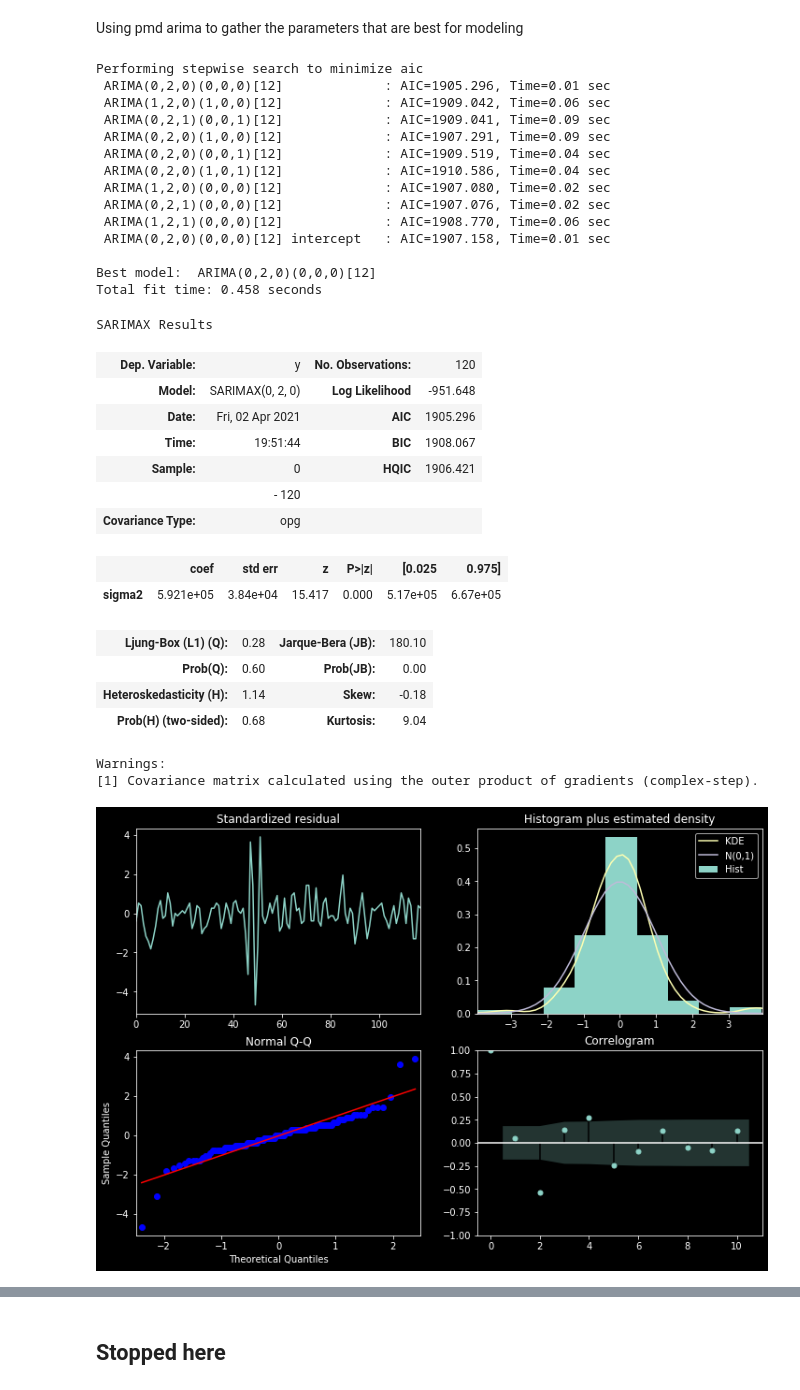
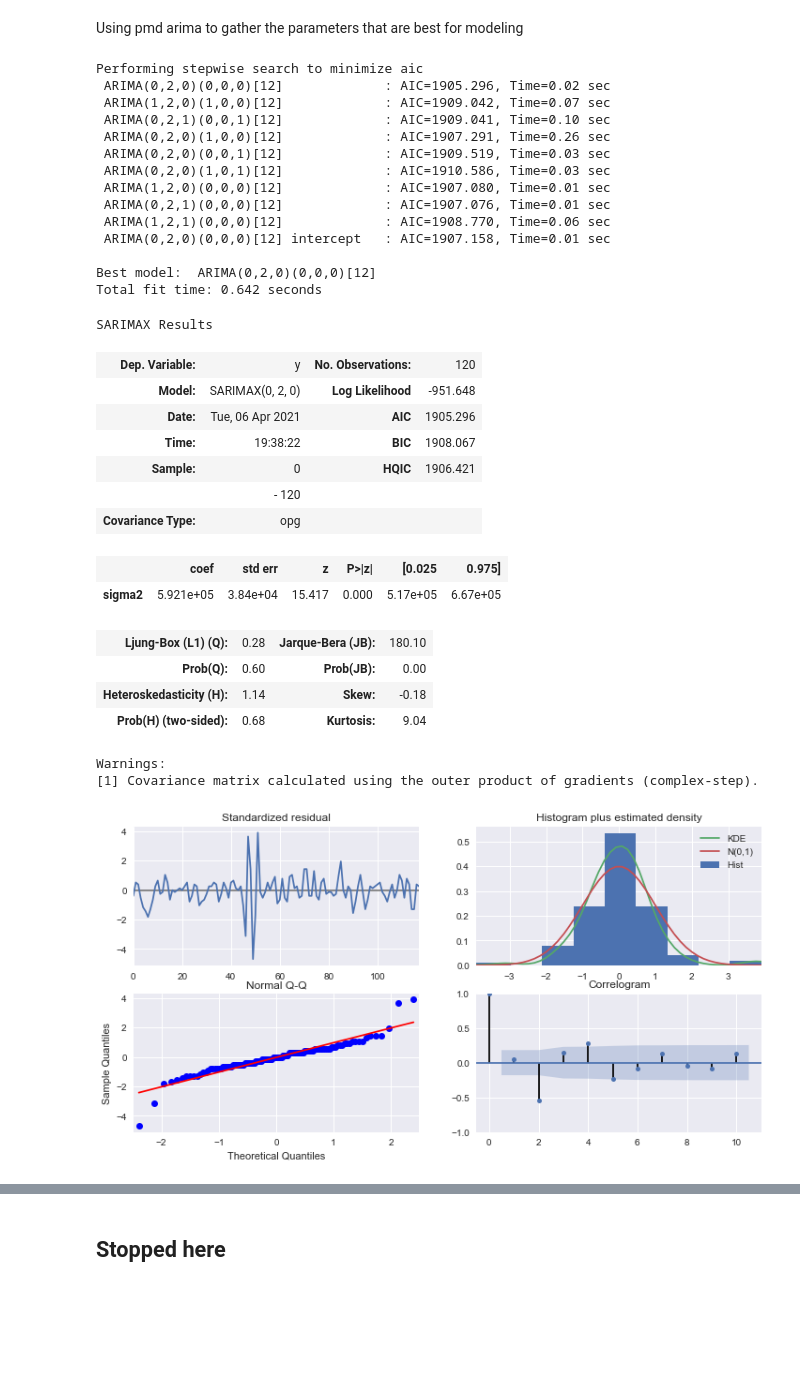
Before and after one commit to stevenkyle2013/ZillowTimeSeries, a Jupyter notebook: Main.ipynb, the cells around one changed output, grey strips where cells are left out. Cells and saved outputs as stored; diff of their text form; code cells hidden in the pictures; blank space fills up the shorter version.

Commit message:
Started Modeling

```diff
--- a/Main.ipynb
+++ b/Main.ipynb
@@ -28,13 +28,15 @@ import json
 import pmdarima as pm
 from pmdarima.model_selection import train_test_split
 from statsmodels.tsa.seasonal import seasonal_decompose
+from statsmodels.tsa.statespace.sarimax import SARIMAX
+
 
 
 
 %matplotlib inline
 
 from matplotlib import rcParams
-plt.style.use('dark_background')
+plt.style.use('seaborn')
 rcParams['figure.figsize']=(12,8)
 
 pd.set_option('display.max_rows', 500)
@@ -288,6 +290,7 @@ def LongFormat(data):
 
     #Turns the index into date time
     df.index = pd.to_datetime(df.index)
+    df = df.asfreq('MS')
 
     #Labels the prices as value
     df.columns = ['value']
@@ -392,24 +406,24 @@ auto_model = pm.auto_arima(y=train, start_p=0, start_q=0, max_p=5, max_q=5,
 display(auto_model.summary())
 # %% [output]
 Performing stepwise search to minimize aic
- ARIMA(0,2,0)(0,0,0)[12]             : AIC=1905.296, Time=0.01 sec
- ARIMA(1,2,0)(1,0,0)[12]             : AIC=1909.042, Time=0.06 sec
- ARIMA(0,2,1)(0,0,1)[12]             : AIC=1909.041, Time=0.09 sec
- ARIMA(0,2,0)(1,0,0)[12]             : AIC=1907.291, Time=0.09 sec
- ARIMA(0,2,0)(0,0,1)[12]             : AIC=1909.519, Time=0.04 sec
- ARIMA(0,2,0)(1,0,1)[12]             : AIC=1910.586, Time=0.04 sec
- ARIMA(1,2,0)(0,0,0)[12]             : AIC=1907.080, Time=0.02 sec
- ARIMA(0,2,1)(0,0,0)[12]             : AIC=1907.076, Time=0.02 sec
+ ARIMA(0,2,0)(0,0,0)[12]             : AIC=1905.296, Time=0.02 sec
+ ARIMA(1,2,0)(1,0,0)[12]             : AIC=1909.042, Time=0.07 sec
+ ARIMA(0,2,1)(0,0,1)[12]             : AIC=1909.041, Time=0.10 sec
+ ARIMA(0,2,0)(1,0,0)[12]             : AIC=1907.291, Time=0.26 sec
+ ARIMA(0,2,0)(0,0,1)[12]             : AIC=1909.519, Time=0.03 sec
+ ARIMA(0,2,0)(1,0,1)[12]             : AIC=1910.586, Time=0.03 sec
+ ARIMA(1,2,0)(0,0,0)[12]             : AIC=1907.080, Time=0.01 sec
+ ARIMA(0,2,1)(0,0,0)[12]             : AIC=1907.076, Time=0.01 sec
  ARIMA(1,2,1)(0,0,0)[12]             : AIC=1908.770, Time=0.06 sec
  ARIMA(0,2,0)(0,0,0)[12] intercept   : AIC=1907.158, Time=0.01 sec
 
 Best model:  ARIMA(0,2,0)(0,0,0)[12]
-Total fit time: 0.458 seconds
+Total fit time: 0.642 seconds
 SARIMAX Results
 | Dep. Variable: | y | No. Observations: | 120 |
 | Model: | SARIMAX(0, 2, 0) | Log Likelihood | -951.648 |
-| Date: | Fri, 02 Apr 2021 | AIC | 1905.296 |
-| Time: | 19:51:44 | BIC | 1908.067 |
+| Date: | Tue, 06 Apr 2021 | AIC | 1905.296 |
+| Time: | 19:38:22 | BIC | 1908.067 |
 | Sample: | 0 | HQIC | 1906.421 |
 |  | - 120 |  |  |
 | Covariance Type: | opg |  |  |
@@ -422,6 +436,6 @@ SARIMAX Results
 Warnings:
 [1] Covariance matrix calculated using the outer product of gradients (complex-step).
 # %%
-auto_model.plot_diagnostics();
+auto_model.plot_diagnostics(figsize=(12,6));
 # %% [output]
-[figure, old version]
+[figure, new version]
```
Also changed, not shown: parts of 46 cells of this notebook.
